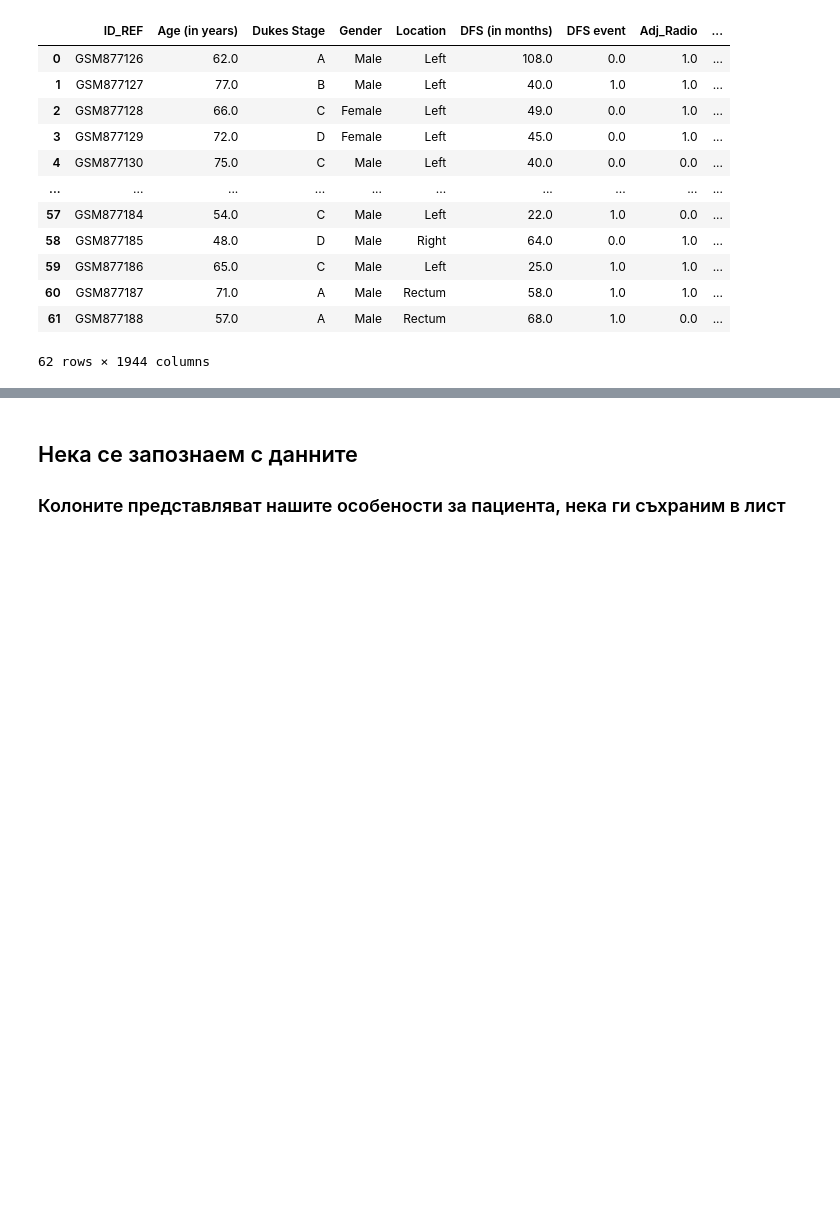
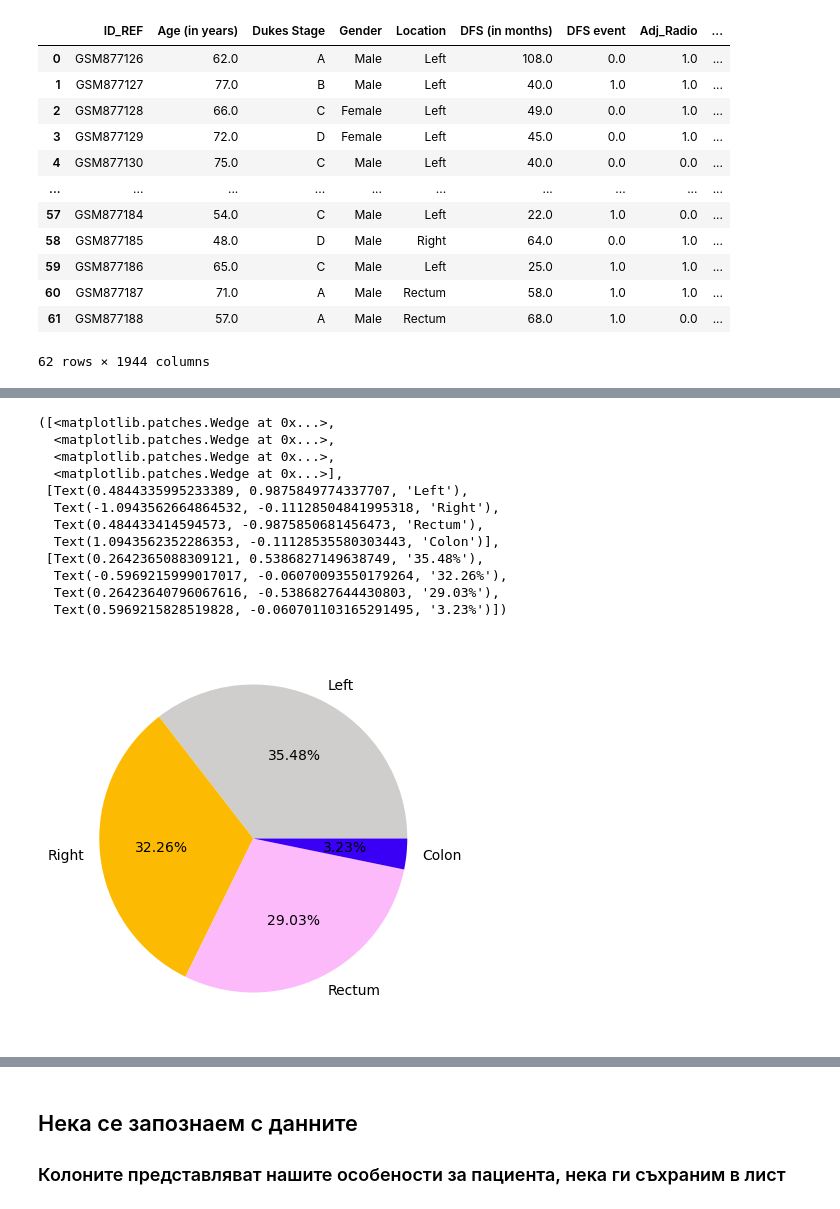
Before and after one commit to BorislavKrumov/colorectal-cancer, a Jupyter notebook: Colorectal Cancer DFS Classification.ipynb, the cells around one changed output, grey strips where cells are left out. Saved outputs shown, nothing was run; the diff lists cells and outputs as text; code cells hidden in the pictures; blank space fills up the shorter version.

```diff
--- a/Colorectal Cancer DFS Classification.ipynb
+++ b/Colorectal Cancer DFS Classification.ipynb
@@ -48,0 +107,22 @@ df_patients
+# %%
+plt.figure(figsize=(5, 5))
+plt.pie(
+    df_patients["Location"].value_counts(),
+    autopct = "%.2f%%",
+    labels = ["Left", "Right","Rectum","Colon"],
+    colors = ["#cfcecc", "#fcba03","#fcbafb","#3a00f5"]
+)
+# %% [output]
+([<matplotlib.patches.Wedge at 0x...>,
+  <matplotlib.patches.Wedge at 0x...>,
+  <matplotlib.patches.Wedge at 0x...>,
+  <matplotlib.patches.Wedge at 0x...>],
+ [Text(0.4844335995233389, 0.9875849774337707, 'Left'),
+  Text(-1.0943562664864532, -0.11128504841995318, 'Right'),
+  Text(0.484433414594573, -0.9875850681456473, 'Rectum'),
+  Text(1.0943562352286353, -0.11128535580303443, 'Colon')],
+ [Text(0.2642365088309121, 0.5386827149638749, '35.48%'),
+  Text(-0.5969215999017017, -0.06070093550179264, '32.26%'),
+  Text(0.26423640796067616, -0.5386827644430803, '29.03%'),
+  Text(0.5969215828519828, -0.060701103165291495, '3.23%')])
+[figure, added]
```
Also changed, not shown: parts of 34 cells of this notebook.
